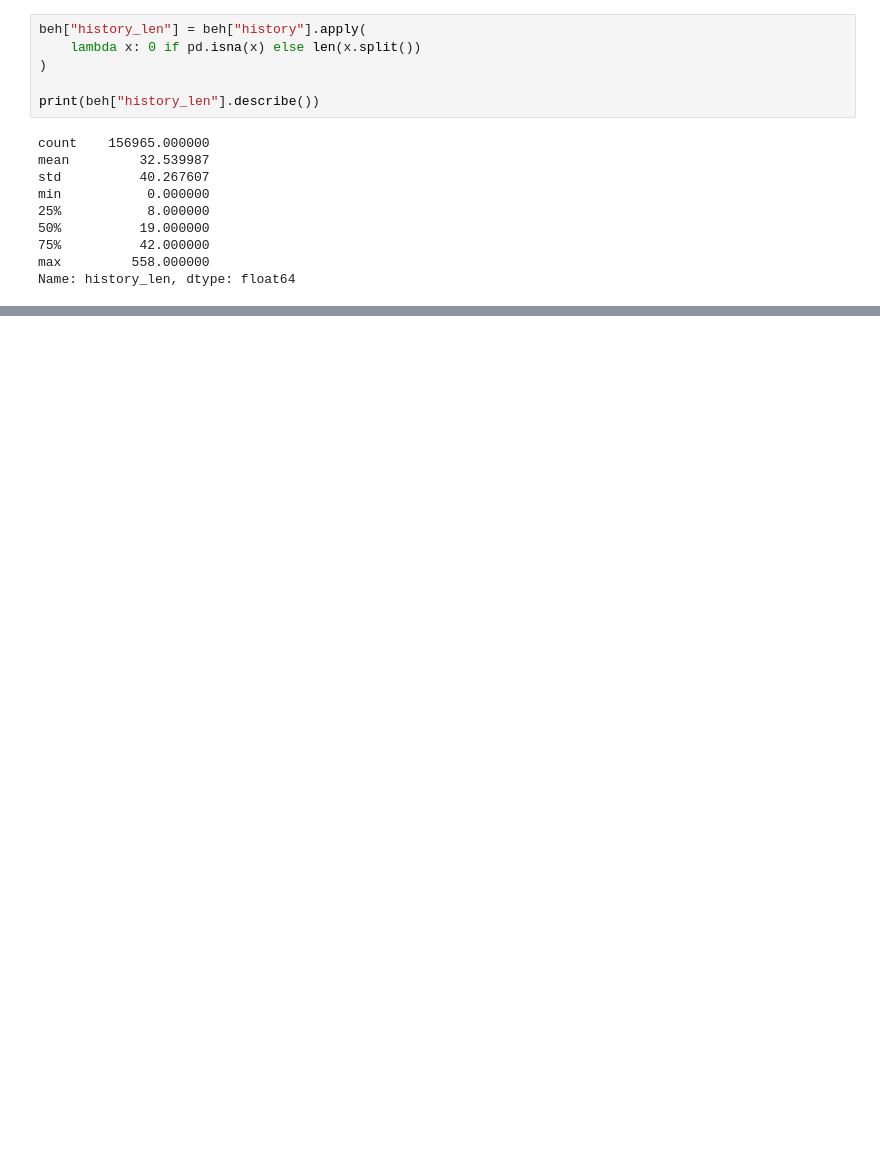
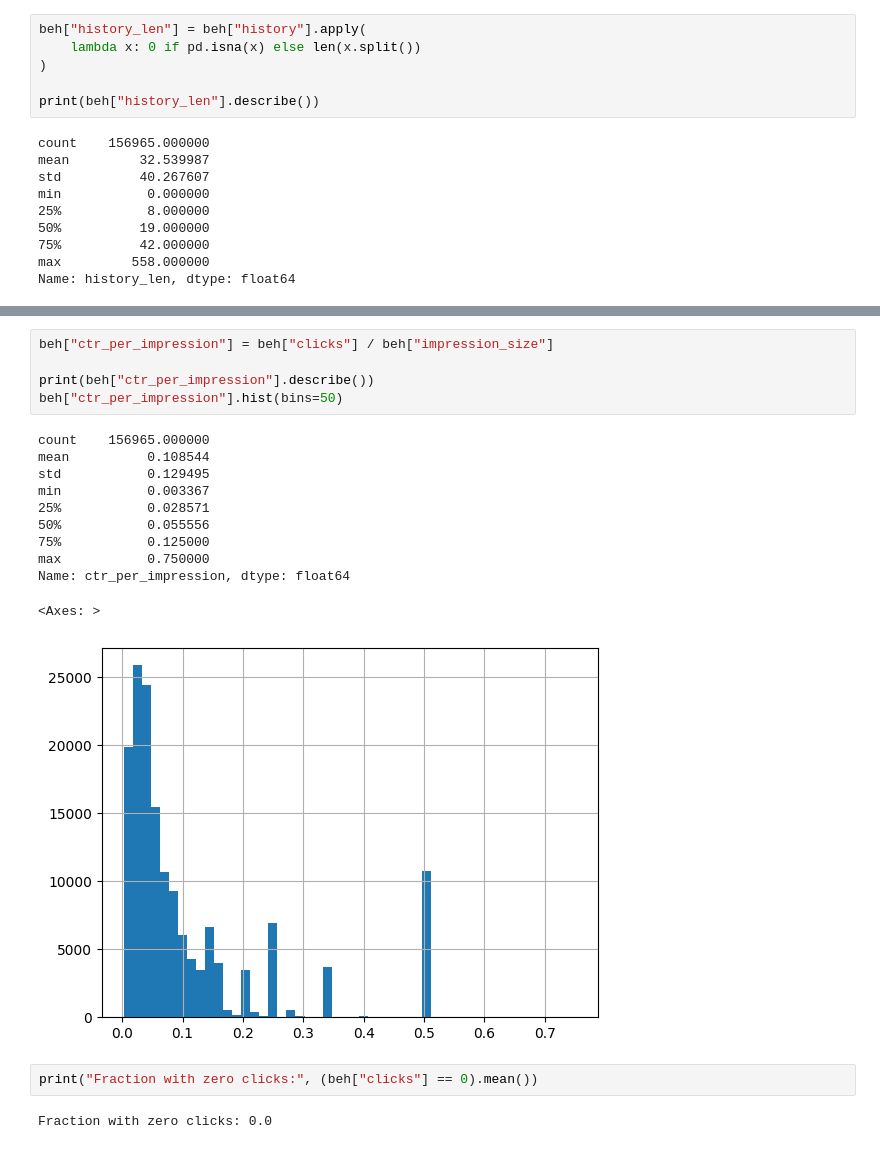
Before and after one commit to GisleGaren/AnbSysProsjekt, a Jupyter notebook: recommender/data_exploration.ipynb, the cells around one changed output, grey strips where cells are left out. Drawn from its saved outputs; the diff is of its cells as text; blank space fills up the shorter version.

```diff
--- a/recommender/data_exploration.ipynb
+++ b/recommender/data_exploration.ipynb
@@ -260,0 +288,21 @@ Name: history_len, dtype: float64
+# %%
+beh["ctr_per_impression"] = beh["clicks"] / beh["impression_size"]
+
+print(beh["ctr_per_impression"].describe())
+beh["ctr_per_impression"].hist(bins=50)
+# %% [output]
+count    156965.000000
+mean          0.108544
+std           0.129495
+min           0.003367
+25%           0.028571
+50%           0.055556
+75%           0.125000
+max           0.750000
+Name: ctr_per_impression, dtype: float64
+<Axes: >
+[figure, added]
+# %%
+print("Fraction with zero clicks:", (beh["clicks"] == 0).mean())
+# %% [output]
+Fraction with zero clicks: 0.0
```
Also changed, not shown: parts of 27 cells of this notebook.
